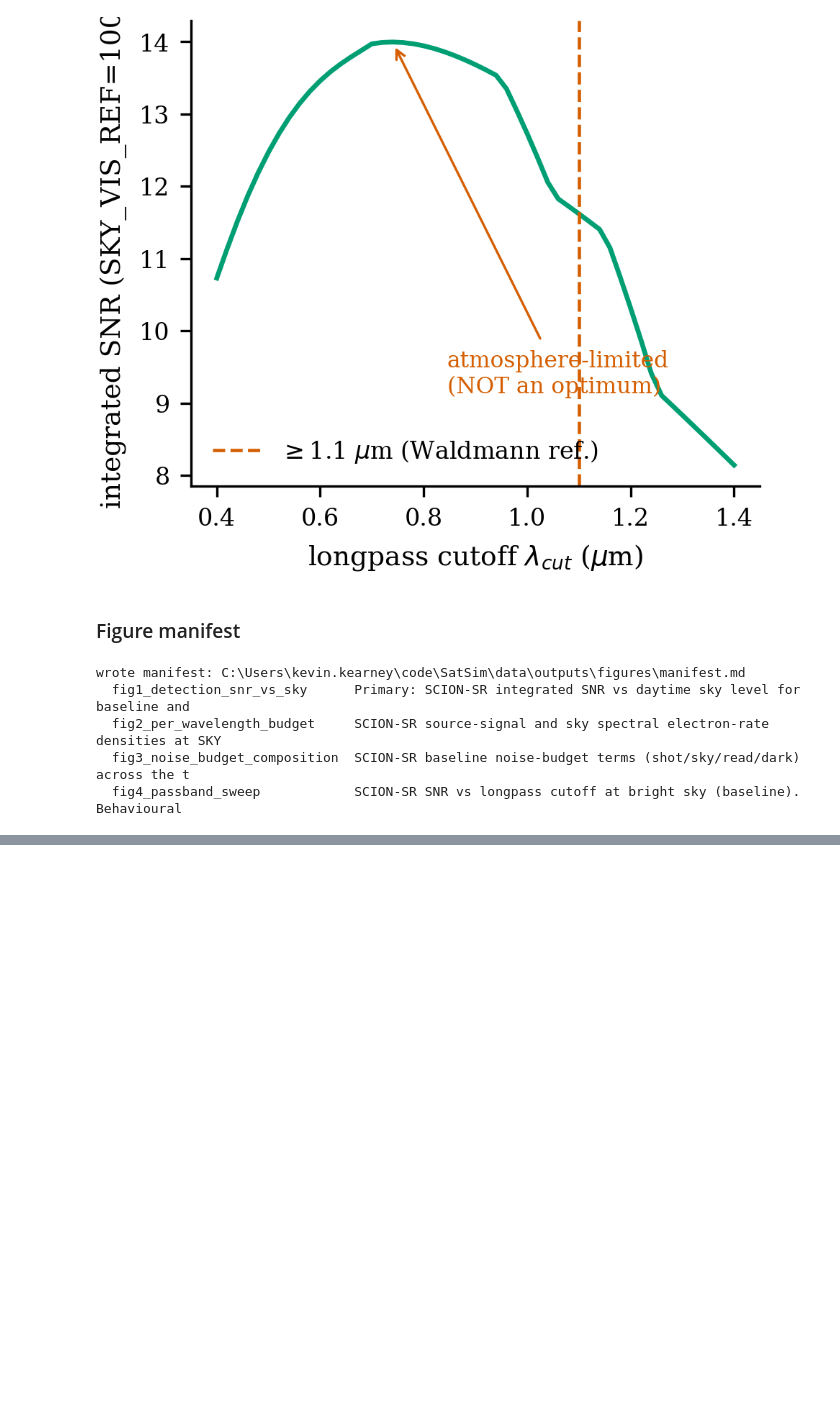
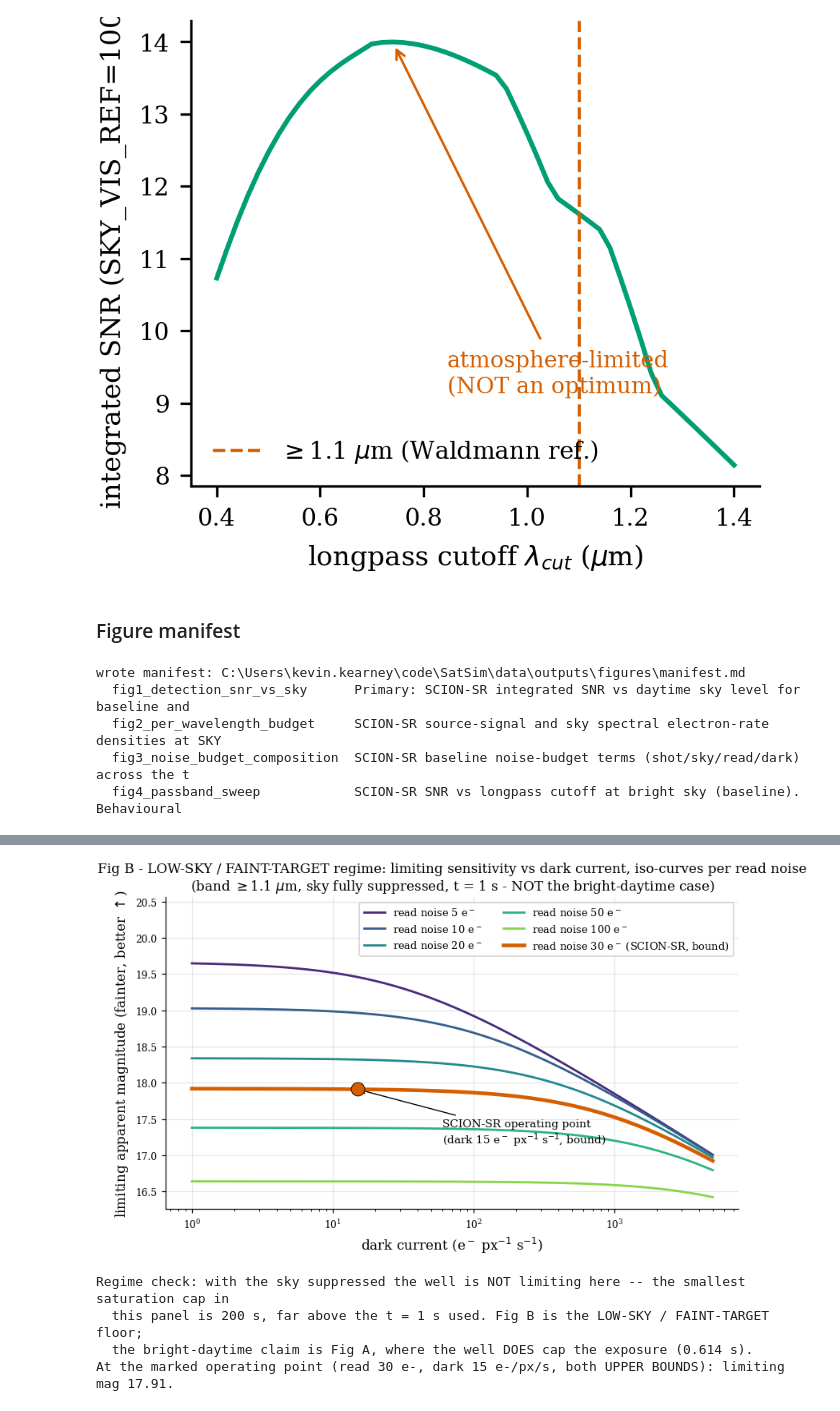
Before and after one commit to KevinKearney/SatSim, a Jupyter notebook: notebooks/radiometric_detector_comparison.ipynb, the cells around one changed output, grey strips where cells are left out. Cells and saved outputs as stored; diff of their text form; code cells hidden in the pictures; blank space fills up the shorter version.

```diff
--- a/notebooks/radiometric_detector_comparison.ipynb
+++ b/notebooks/radiometric_detector_comparison.ipynb
@@ -1113,0 +1230,38 @@ NIR-SWIR color = m(1.0-1.2) - m(1.4-1.7), SCION-SR QE:
+# %%
+darks    = np.logspace(0, np.log10(DARK_FAMILY_E_S[-1]), 160)
+fam_cols = plt.cm.viridis(np.linspace(0.12, 0.82, len(READ_FAMILY_E)))
+
+fig, ax = plt.subplots()
+for r, col in zip(READ_FAMILY_E, fam_cols):
+    lm = np.array([_scion_limmag(OPERATIONAL_BAND_UM, SKY_SUPPRESSED, T_LONG_S, read_e=r, dark_e_s=dk) for dk in darks])
+    ax.plot(darks, lm, color=col, lw=1.8, label=r"read noise %g e$^-$" % r)
+lm_marked = np.array([_scion_limmag(OPERATIONAL_BAND_UM, SKY_SUPPRESSED, T_LONG_S, dark_e_s=dk) for dk in darks])
+ax.plot(darks, lm_marked, color=CBB["vermilion"], lw=3.0, zorder=5,
+        label=r"read noise %g e$^-$ (%s, bound)" % (SCION["read_e"], SCION["label"]))
+m_pt = _scion_limmag(OPERATIONAL_BAND_UM, SKY_SUPPRESSED, T_LONG_S)
+ax.plot(SCION["dark_e_s"], m_pt, "o", color=CBB["vermilion"], ms=11, mec=CBB["black"], mew=0.6, zorder=6)
+ax.annotate("%s operating point\n(dark %g e$^-$ px$^{-1}$ s$^{-1}$, bound)" % (SCION["label"], SCION["dark_e_s"]),
+            xy=(SCION["dark_e_s"], m_pt), xytext=(60, m_pt-0.75), fontsize=9,
+            arrowprops=dict(arrowstyle="->", color=CBB["black"], lw=0.9))
+ax.set_xscale("log")
+ax.set_xlabel(r"dark current (e$^-$ px$^{-1}$ s$^{-1}$)")
+ax.set_ylabel("limiting apparent magnitude (fainter, better $\\uparrow$)")
+ax.set_title("Fig B - LOW-SKY / FAINT-TARGET regime: limiting sensitivity vs dark current, iso-curves per read noise\n"
+             r"(band $\geq$1.1 $\mu$m, sky fully suppressed, t = %g s - NOT the bright-daytime case)" % T_LONG_S)
+_y0, _y1 = ax.get_ylim(); ax.set_ylim(_y0, _y1 + 0.75)   # headroom so the legend clears the curves
+ax.legend(loc="upper right", fontsize=8.5, ncol=2)
+plt.show()
+
+_ts_worst = t_saturate(SCION["full_well"], QE_VISGAAS, OPERATIONAL_BAND_UM, SKY_SUPPRESSED,
+                       DARK_FAMILY_E_S[-1], SCION["pitch_um"])
+print("Regime check: with the sky suppressed the well is NOT limiting here -- the smallest saturation cap in")
+print("  this panel is %.4g s, far above the t = %g s used. Fig B is the LOW-SKY / FAINT-TARGET floor;" % (_ts_worst, T_LONG_S))
+print("  the bright-daytime claim is Fig A, where the well DOES cap the exposure (%.3g s)." % ts_scion)
+print("At the marked operating point (read %g e-, dark %g e-/px/s, both UPPER BOUNDS): limiting mag %.2f."
+      % (SCION["read_e"], SCION["dark_e_s"], m_pt))
+# %% [output]
+[figure, added]
+Regime check: with the sky suppressed the well is NOT limiting here -- the smallest saturation cap in
+  this panel is 200 s, far above the t = 1 s used. Fig B is the LOW-SKY / FAINT-TARGET floor;
+  the bright-daytime claim is Fig A, where the well DOES cap the exposure (0.614 s).
+At the marked operating point (read 30 e-, dark 15 e-/px/s, both UPPER BOUNDS): limiting mag 17.91.
```
Also changed, not shown: parts of 40 cells of this notebook.
